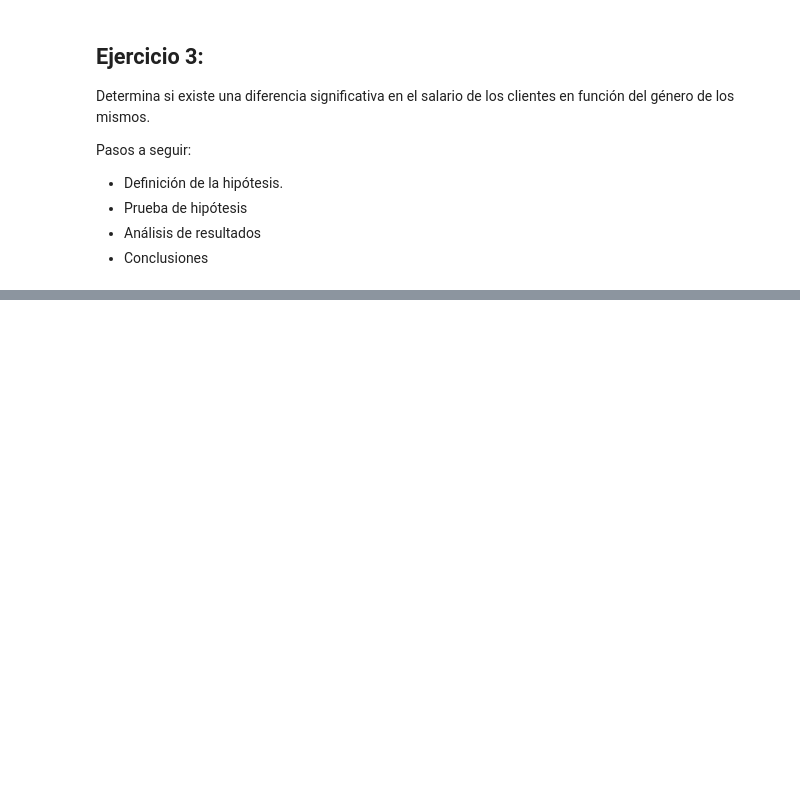
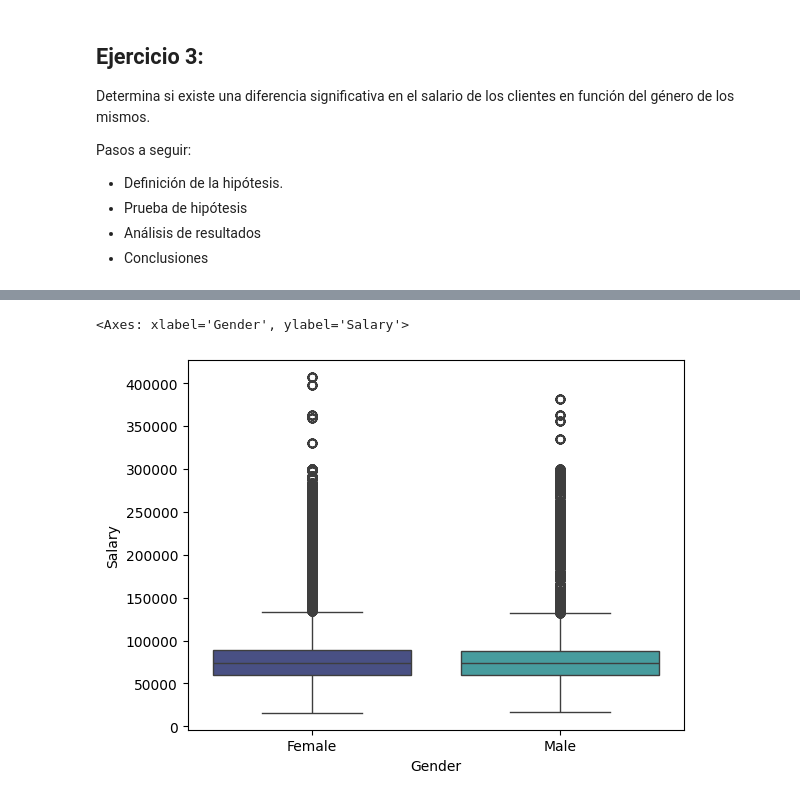
Before and after one commit to elenacano/laboratorio-modulo6-leccion04-1-ab-testing-no-param, a Jupyter notebook: laboratorio-modulo6-leccion04-1-ab-testing-no-param.ipynb, the cells around one changed output, grey strips where cells are left out. Saved outputs shown, nothing was run; the diff lists cells and outputs as text; code cells hidden in the pictures; blank space fills up the shorter version.

```diff
--- a/laboratorio-modulo6-leccion04-1-ab-testing-no-param.ipynb
+++ b/laboratorio-modulo6-leccion04-1-ab-testing-no-param.ipynb
@@ -283,0 +313,5 @@ Pasos a seguir:
+# %%
+sns.boxplot(df_test2, x="Gender", y="Salary", palette='mako')
+# %% [output]
+<Axes: xlabel='Gender', ylabel='Salary'>
+[figure, added]
```
Also changed, not shown: parts of 27 cells of this notebook, 1 other file.
